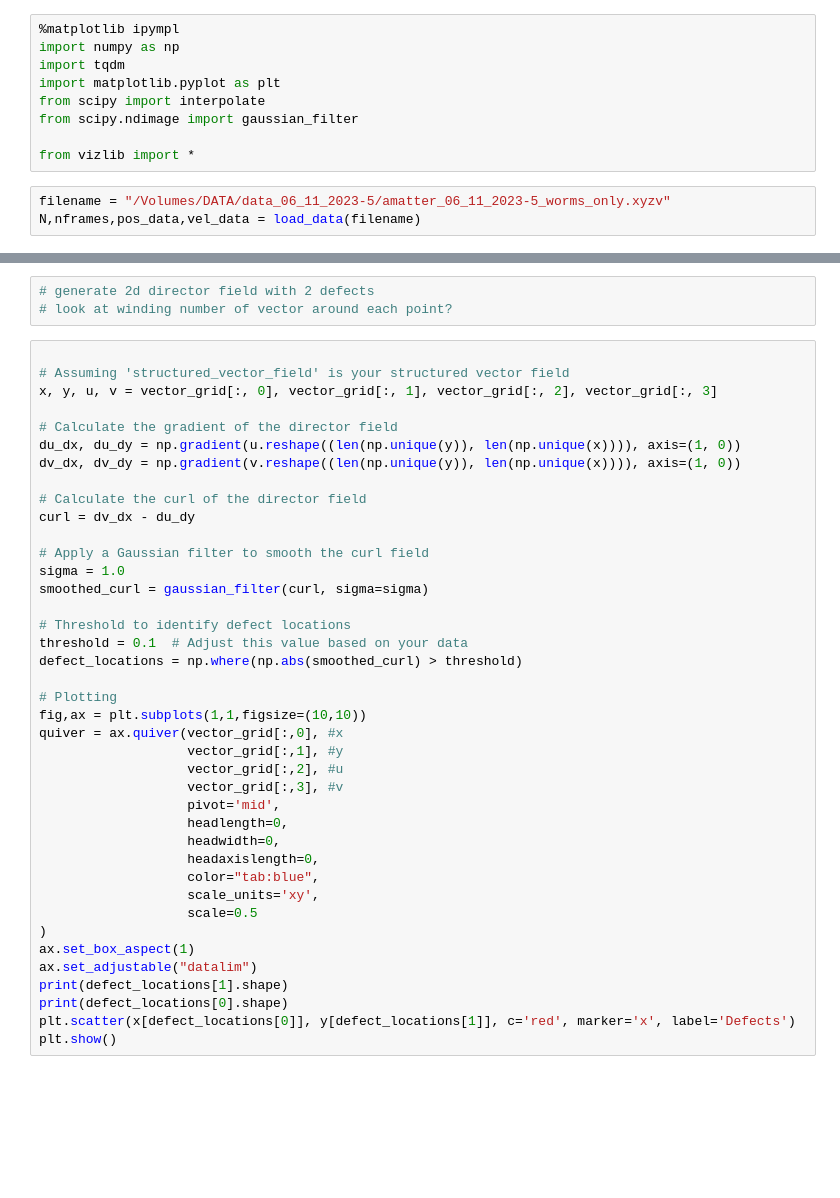
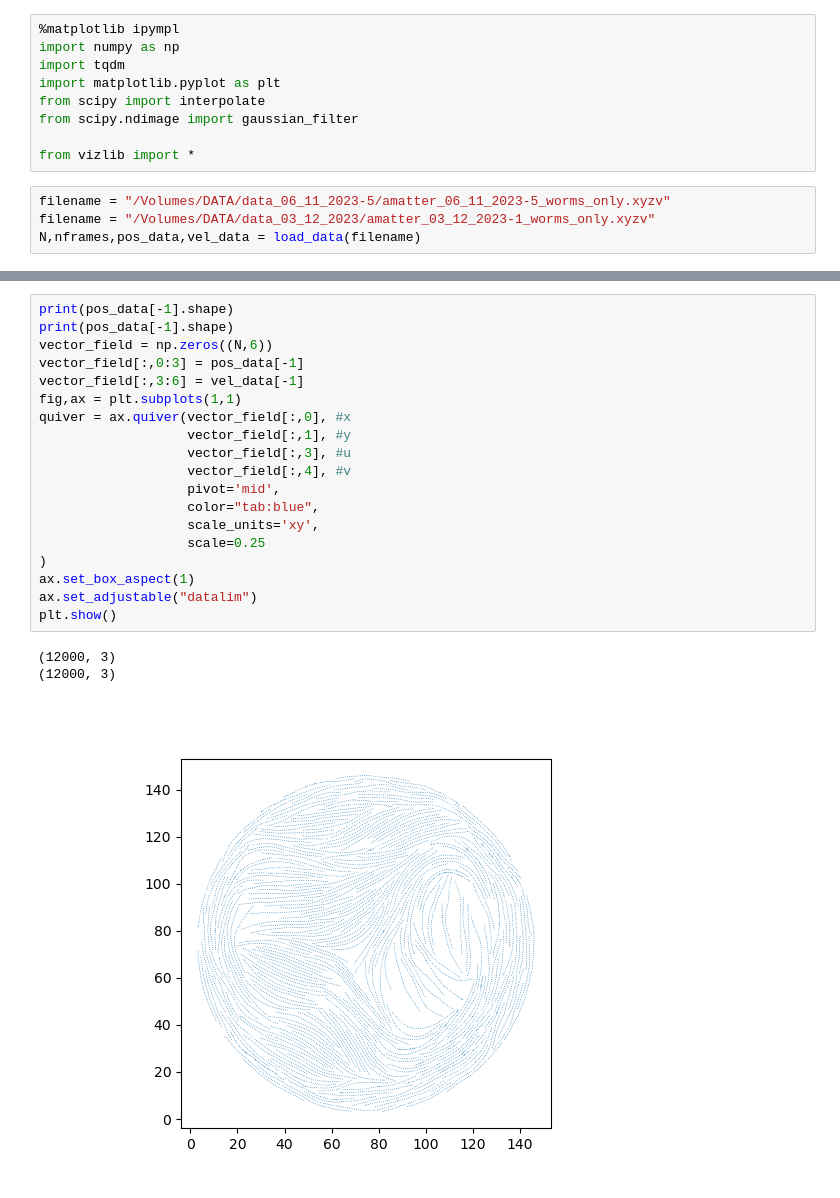
Before and after one commit to mdeutsc2/ActiveMatterWorms, a Jupyter notebook: notebooks/viz.ipynb, the cells around one changed output, grey strips where cells are left out. Drawn from its saved outputs; the diff is of its cells as text; blank space fills up the shorter version.

Commit message:
update velocity visualizations for both fluid and worms

```diff
--- a/notebooks/viz.ipynb
+++ b/notebooks/viz.ipynb
@@ -9,4 +9,5 @@ from scipy.ndimage import gaussian_filter
 from vizlib import *
 # %%
 filename = "/Volumes/DATA/data_06_11_2023-5/amatter_06_11_2023-5_worms_only.xyzv"
+filename = "/Volumes/DATA/data_03_12_2023/amatter_03_12_2023-1_worms_only.xyzv"
 N,nframes,pos_data,vel_data = load_data(filename)
@@ -169,43 +190,23 @@ animation.save('vector_field_animation.mp4', writer='ffmpeg', fps=10)
-# %%
-# generate 2d director field with 2 defects
-# look at winding number of vector around each point?
-# %%
-
-# Assuming 'structured_vector_field' is your structured vector field
-x, y, u, v = vector_grid[:, 0], vector_grid[:, 1], vector_grid[:, 2], vector_grid[:, 3]
-
-# Calculate the gradient of the director field
-du_dx, du_dy = np.gradient(u.reshape((len(np.unique(y)), len(np.unique(x)))), axis=(1, 0))
-dv_dx, dv_dy = np.gradient(v.reshape((len(np.unique(y)), len(np.unique(x)))), axis=(1, 0))
-
-# Calculate the curl of the director field
-curl = dv_dx - du_dy
-
-# Apply a Gaussian filter to smooth the curl field
-sigma = 1.0
-smoothed_curl = gaussian_filter(curl, sigma=sigma)
-
-# Threshold to identify defect locations
-threshold = 0.1  # Adjust this value based on your data
-defect_locations = np.where(np.abs(smoothed_curl) > threshold)
-
-# Plotting
-fig,ax = plt.subplots(1,1,figsize=(10,10))
-quiver = ax.quiver(vector_grid[:,0], #x
-                   vector_grid[:,1], #y
-                   vector_grid[:,2], #u
-                   vector_grid[:,3], #v
-                   pivot='mid',
-                   headlength=0,
-                   headwidth=0,
-                   headaxislength=0,
-                   color="tab:blue",
-                   scale_units='xy',
-                   scale=0.5
-)
-ax.set_box_aspect(1)
-ax.set_adjustable("datalim")
-print(defect_locations[1].shape)
-print(defect_locations[0].shape)
-plt.scatter(x[defect_locations[0]], y[defect_locations[1]], c='red', marker='x', label='Defects')
-plt.show()
+# %%
+print(pos_data[-1].shape)
+print(pos_data[-1].shape)
+vector_field = np.zeros((N,6))
+vector_field[:,0:3] = pos_data[-1]
+vector_field[:,3:6] = vel_data[-1]
+fig,ax = plt.subplots(1,1)
+quiver = ax.quiver(vector_field[:,0], #x
+                   vector_field[:,1], #y
+                   vector_field[:,3], #u
+                   vector_field[:,4], #v
+                   pivot='mid',
+                   color="tab:blue",
+                   scale_units='xy',
+                   scale=0.25
+)
+ax.set_box_aspect(1)
+ax.set_adjustable("datalim")
+plt.show()
+# %% [output]
+(12000, 3)
+(12000, 3)
+[figure, added]
```
Also changed, not shown: parts of 10 cells of this notebook, 2 other files.
